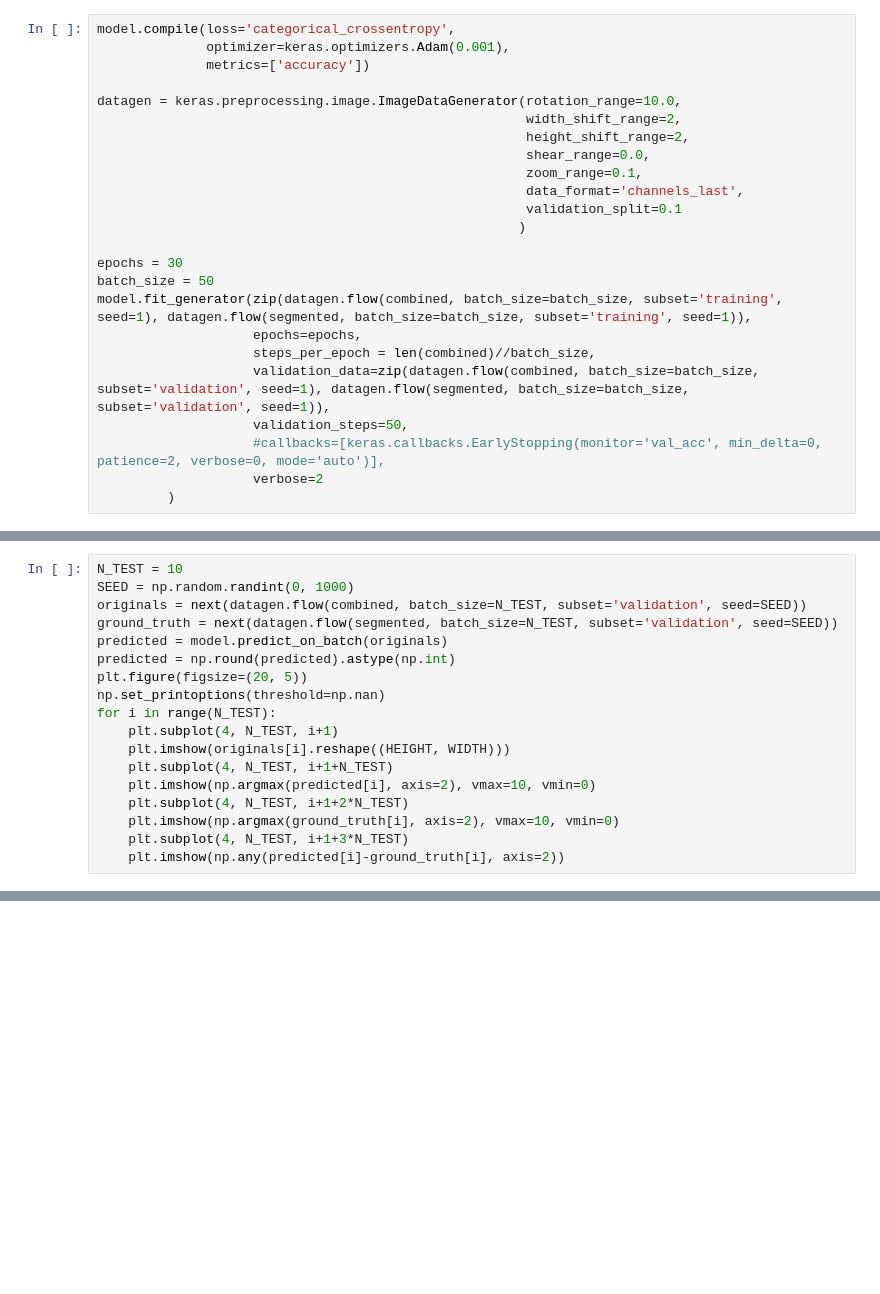
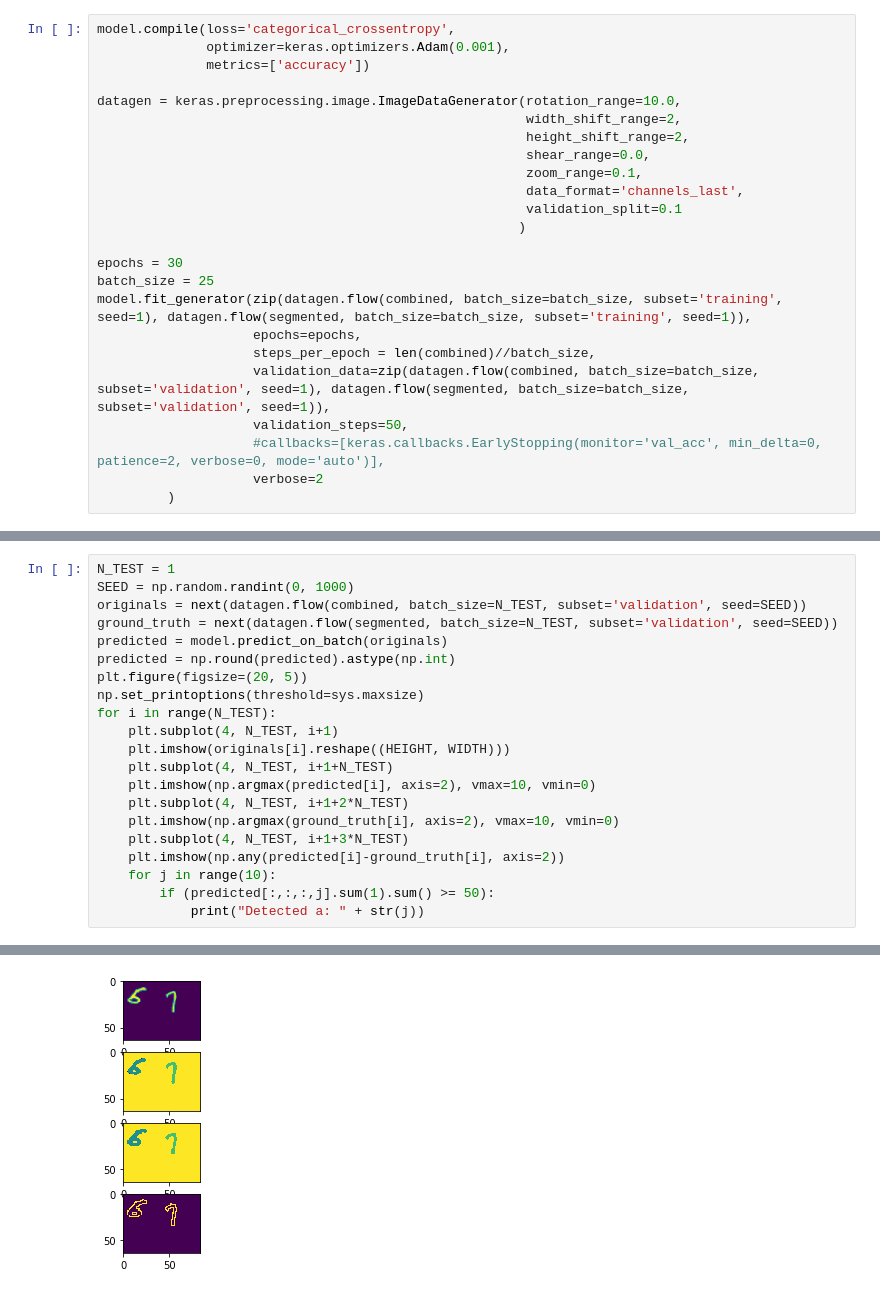
Before and after one commit to donpathirage/machine-learning-projects, a Jupyter notebook: Project6/Multi_Digit_Segmentation.ipynb, the cells around one changed output, grey strips where cells are left out. Saved outputs shown, nothing was run; the diff lists cells and outputs as text; blank space fills up the shorter version.

```diff
--- a/Project6/Multi_Digit_Segmentation.ipynb
+++ b/Project6/Multi_Digit_Segmentation.ipynb
@@ -55,7 +75,7 @@ datagen = keras.preprocessing.image.ImageDataGenerator(rotation_range=10.0,
                                                       )
 
 epochs = 30
-batch_size = 50
+batch_size = 25
 model.fit_generator(zip(datagen.flow(combined, batch_size=batch_size, subset='training', seed=1), datagen.flow(segmented, batch_size=batch_size, subset='training', seed=1)),
                     epochs=epochs,
                     steps_per_epoch = len(combined)//batch_size,
@@ -67,12 +111,12 @@ model.fit_generator(zip(datagen.flow(combined, batch_size=batch_size, subset='tr
 # %%
-N_TEST = 10
+N_TEST = 1
 SEED = np.random.randint(0, 1000)
 originals = next(datagen.flow(combined, batch_size=N_TEST, subset='validation', seed=SEED))
 ground_truth = next(datagen.flow(segmented, batch_size=N_TEST, subset='validation', seed=SEED))
 predicted = model.predict_on_batch(originals)
 predicted = np.round(predicted).astype(np.int)
 plt.figure(figsize=(20, 5))
-np.set_printoptions(threshold=np.nan)
+np.set_printoptions(threshold=sys.maxsize)
 for i in range(N_TEST):
     plt.subplot(4, N_TEST, i+1)
     plt.imshow(originals[i].reshape((HEIGHT, WIDTH)))
@@ -82,3 +126,7 @@ for i in range(N_TEST):
     plt.imshow(np.argmax(ground_truth[i], axis=2), vmax=10, vmin=0)
     plt.subplot(4, N_TEST, i+1+3*N_TEST)
     plt.imshow(np.any(predicted[i]-ground_truth[i], axis=2))
+    for j in range(10):
+        if (predicted[:,:,:,j].sum(1).sum() >= 50):
+            print("Detected a: " + str(j))
+# %% [output]
@@ -84,0 +135 @@ for i in range(N_TEST):
+[figure, added]
```
Also changed, not shown: parts of 10 cells of this notebook, 2 other files.
